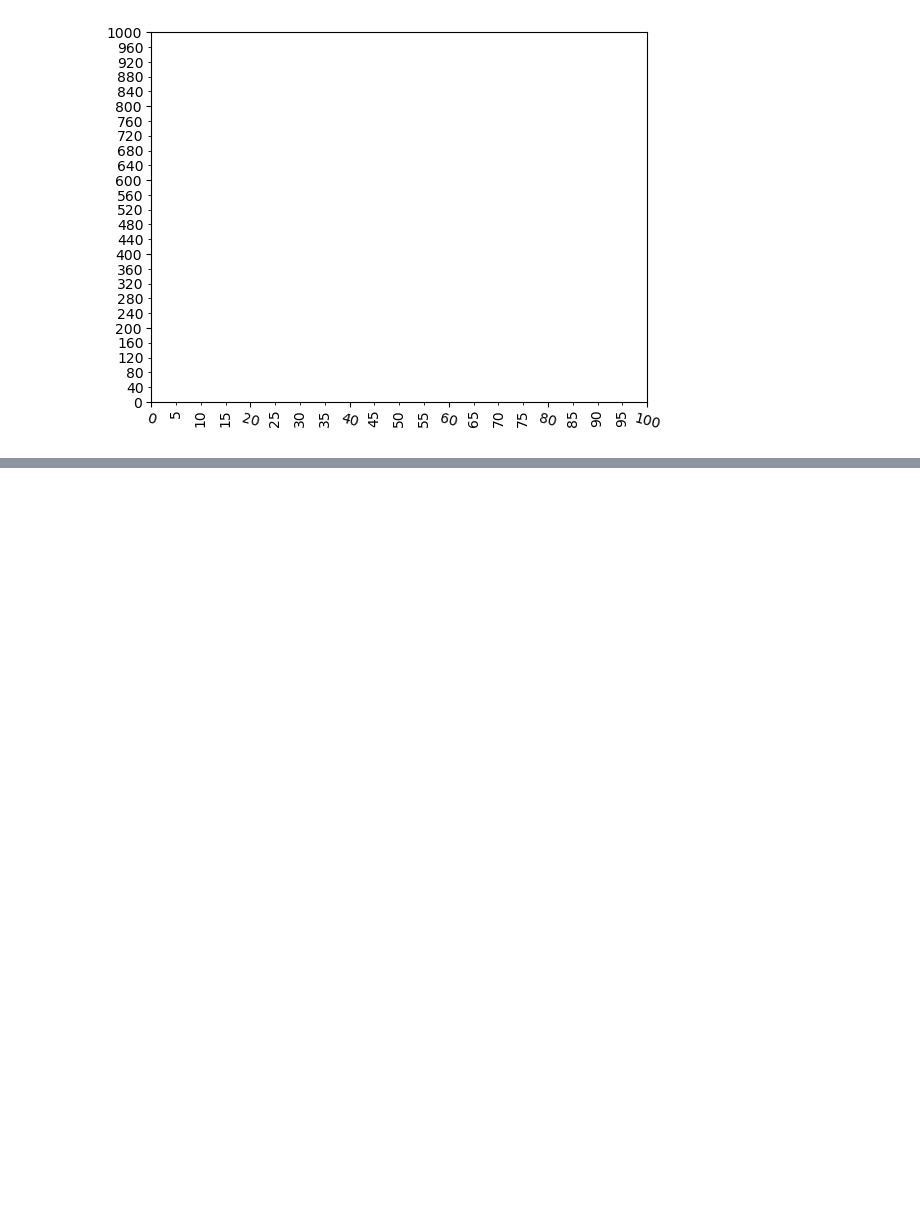
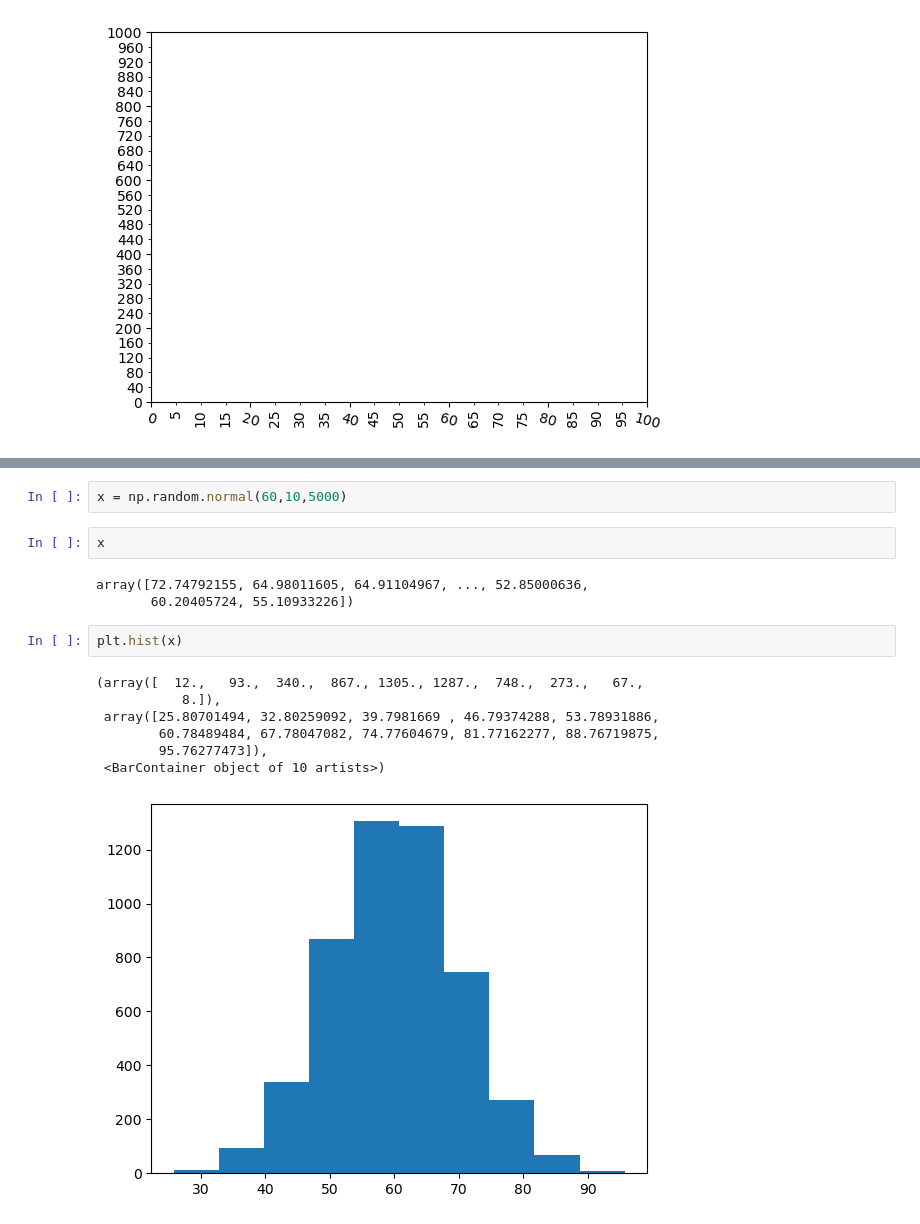
Before and after one commit to Chao216/Ali-Tianchi, a Jupyter notebook: Matplotlib/handout.intermediate.ipynb, the cells around one changed output, grey strips where cells are left out. Drawn from its saved outputs; the diff is of its cells as text; blank space fills up the shorter version.

```diff
--- a/Matplotlib/handout.intermediate.ipynb
+++ b/Matplotlib/handout.intermediate.ipynb
@@ -108,0 +81,17 @@ plt.hist(x,bins=50)
+# %%
+x = np.random.normal(60,10,5000)
+# %%
+x
+# %% [output]
+array([72.74792155, 64.98011605, 64.91104967, ..., 52.85000636,
+       60.20405724, 55.10933226])
+# %%
+plt.hist(x)
+# %% [output]
+(array([  12.,   93.,  340.,  867., 1305., 1287.,  748.,  273.,   67.,
+           8.]),
+ array([25.80701494, 32.80259092, 39.7981669 , 46.79374288, 53.78931886,
+        60.78489484, 67.78047082, 74.77604679, 81.77162277, 88.76719875,
+        95.76277473]),
+ <BarContainer object of 10 artists>)
+[figure, added]
```
Also changed, not shown: parts of 5 cells of this notebook.
